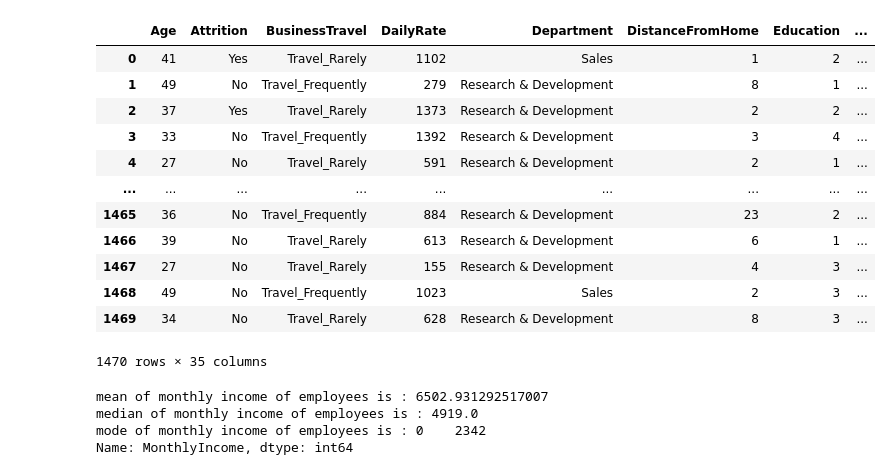
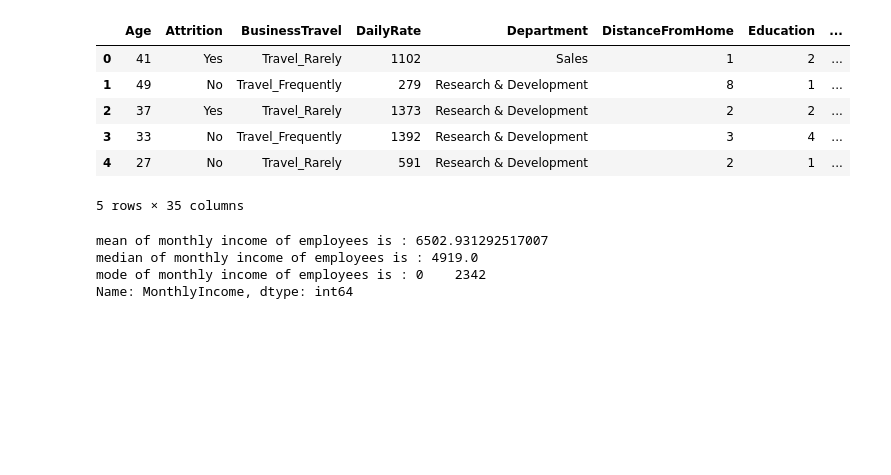
Before and after one commit to Mayur0031/TCOB59--DSBDA, a Jupyter notebook: Assignment_3/Assignment_3.ipynb, the cells around one changed output. Drawn from its saved outputs; the diff is of its cells as text; code cells hidden in the pictures; blank space fills up the shorter version.

```diff
--- a/Assignment_3/Assignment_3.ipynb
+++ b/Assignment_3/Assignment_3.ipynb
@@ -1,23 +1,17 @@
 # %%
 import pandas as pd
 import numpy as np
 
 df = pd.read_csv("/HR_Dataset.csv")
-df
+df.head()
 # %% [output]
 |  | Age | Attrition | BusinessTravel | DailyRate | Department | DistanceFromHome | Education | ... |
 | 0 | 41 | Yes | Travel_Rarely | 1102 | Sales | 1 | 2 | ... |
 | 1 | 49 | No | Travel_Frequently | 279 | Research & Development | 8 | 1 | ... |
 | 2 | 37 | Yes | Travel_Rarely | 1373 | Research & Development | 2 | 2 | ... |
 | 3 | 33 | No | Travel_Frequently | 1392 | Research & Development | 3 | 4 | ... |
 | 4 | 27 | No | Travel_Rarely | 591 | Research & Development | 2 | 1 | ... |
-| ... | ... | ... | ... | ... | ... | ... | ... | ... |
-| 1465 | 36 | No | Travel_Frequently | 884 | Research & Development | 23 | 2 | ... |
-| 1466 | 39 | No | Travel_Rarely | 613 | Research & Development | 6 | 1 | ... |
-| 1467 | 27 | No | Travel_Rarely | 155 | Research & Development | 4 | 3 | ... |
-| 1468 | 49 | No | Travel_Frequently | 1023 | Sales | 2 | 3 | ... |
-| 1469 | 34 | No | Travel_Rarely | 628 | Research & Development | 8 | 3 | ... |
-1470 rows × 35 columns
+5 rows × 35 columns
 # %%
 print(f"mean of monthly income of employees is : {df['MonthlyIncome'].mean()}")
 print(f"median of monthly income of employees is : {df['MonthlyIncome'].median()}")
```
Also changed, not shown: parts of 2 cells of this notebook.
